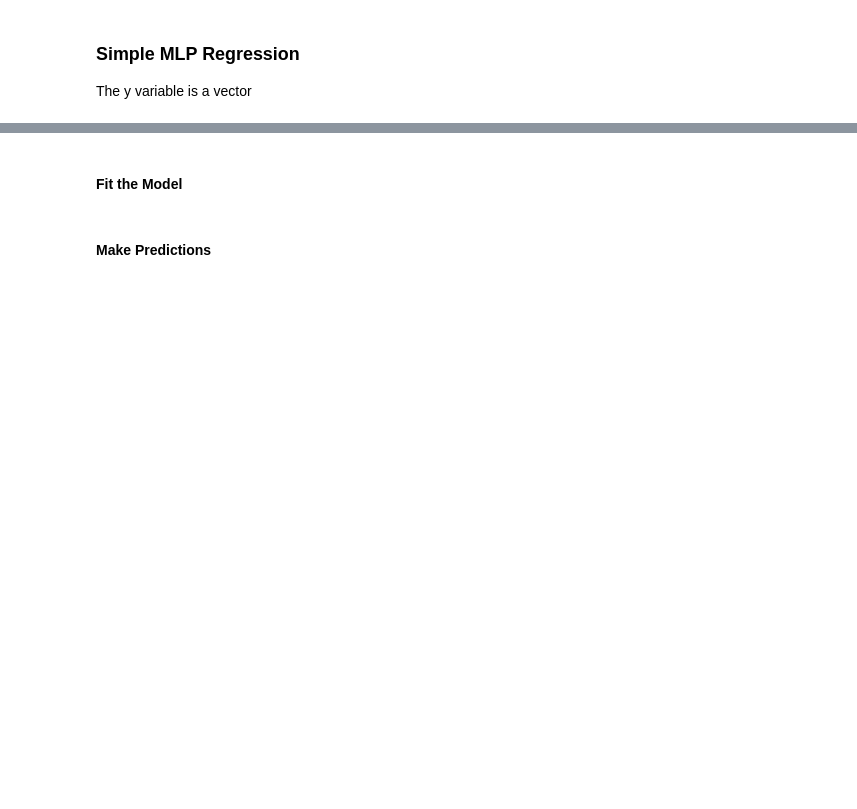
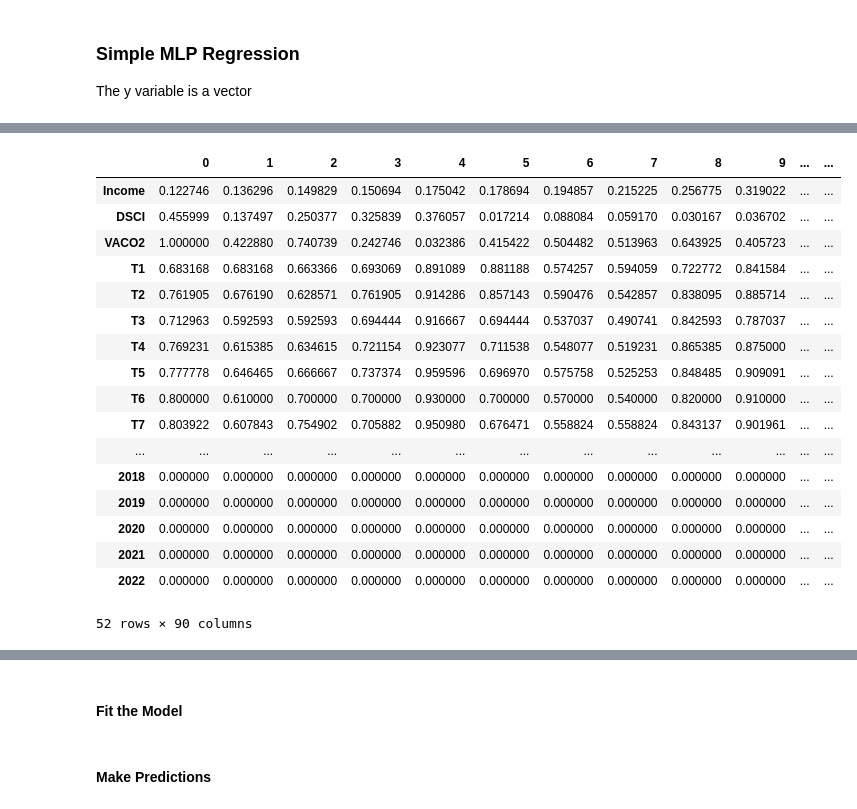
Before and after one commit to hrnur/uvaeicapstone, a Jupyter notebook: neural_net_regression_example.ipynb, the cells around one changed output, grey strips where cells are left out. Drawn from its saved outputs; the diff is of its cells as text; code cells hidden in the pictures; blank space fills up the shorter version.

Commit message:
simple model attempt with scaled vars

```diff
--- a/neural_net_regression_example.ipynb
+++ b/neural_net_regression_example.ipynb
@@ -78,0 +14,62 @@ print(ytrain)
+# %%
+# load data
+import pandas as pd
+df = pd.read_csv("county-year-agg.csv")
+
+# dealing with nas
+df['VACO2'].isna().sum()
+
+# replace with median (not sure which method to choose)
+VACO2_median = df['VACO2'].median()
+df['VACO2'].fillna(VACO2_median, inplace=True)
+
+# min-max predictors
+from sklearn.preprocessing import StandardScaler
+from sklearn.preprocessing import MinMaxScaler
+
+# list of T and P cols
+t_cols = ['T' + str(i) for i in range(1, 13)]
+p_cols = ['P' + str(i) for i in range(1, 13)]
+
+cols_select = ['Income', 'DSCI', 'VACO2'] + t_cols + p_cols
+scaler = MinMaxScaler()
+#scaler = StandardScaler()
+
+scaled_cols = scaler.fit_transform(df[cols_select])
+scaled_df = pd.DataFrame(scaled_cols, columns=cols_select)
+
+cols_add = ['County','Year','Agriculture', 'Aquaculture','Barren','Developed', 'Forest','Grassland','Open_Water','Shrubland','Wetlands']
+scaled_df[cols_add] = df[cols_add]
+
+# replacing County with numeric value
+scaled_df['County'].replace(['Accomack', 'Fauquier', 'Greensville', 'Hanover', 'Rockingham', 'Wise'],
+                        [1,2,3,4,5,6], inplace=True)
+
+# one-hot code year
+onehot = pd.get_dummies(scaled_df['Year'])
+df_scaled = pd.concat([scaled_df, onehot], axis=1)
+
+# drop the original year column
+df_scaled.drop('Year', axis=1, inplace=True)
+
+# scaled data
+df_scaled.T
+# %% [output]
+|  | 0 | 1 | 2 | 3 | 4 | 5 | 6 | 7 | 8 | 9 | ... | ... |
+| Income | 0.122746 | 0.136296 | 0.149829 | 0.150694 | 0.175042 | 0.178694 | 0.194857 | 0.215225 | 0.256775 | 0.319022 | ... | ... |
+| DSCI | 0.455999 | 0.137497 | 0.250377 | 0.325839 | 0.376057 | 0.017214 | 0.088084 | 0.059170 | 0.030167 | 0.036702 | ... | ... |
+| VACO2 | 1.000000 | 0.422880 | 0.740739 | 0.242746 | 0.032386 | 0.415422 | 0.504482 | 0.513963 | 0.643925 | 0.405723 | ... | ... |
+| T1 | 0.683168 | 0.683168 | 0.663366 | 0.693069 | 0.891089 | 0.881188 | 0.574257 | 0.594059 | 0.722772 | 0.841584 | ... | ... |
+| T2 | 0.761905 | 0.676190 | 0.628571 | 0.761905 | 0.914286 | 0.857143 | 0.590476 | 0.542857 | 0.838095 | 0.885714 | ... | ... |
+| T3 | 0.712963 | 0.592593 | 0.592593 | 0.694444 | 0.916667 | 0.694444 | 0.537037 | 0.490741 | 0.842593 | 0.787037 | ... | ... |
+| T4 | 0.769231 | 0.615385 | 0.634615 | 0.721154 | 0.923077 | 0.711538 | 0.548077 | 0.519231 | 0.865385 | 0.875000 | ... | ... |
+| T5 | 0.777778 | 0.646465 | 0.666667 | 0.737374 | 0.959596 | 0.696970 | 0.575758 | 0.525253 | 0.848485 | 0.909091 | ... | ... |
+| T6 | 0.800000 | 0.610000 | 0.700000 | 0.700000 | 0.930000 | 0.700000 | 0.570000 | 0.540000 | 0.820000 | 0.910000 | ... | ... |
+| T7 | 0.803922 | 0.607843 | 0.754902 | 0.705882 | 0.950980 | 0.676471 | 0.558824 | 0.558824 | 0.843137 | 0.901961 | ... | ... |
+| ... | ... | ... | ... | ... | ... | ... | ... | ... | ... | ... | ... | ... |
+| 2018 | 0.000000 | 0.000000 | 0.000000 | 0.000000 | 0.000000 | 0.000000 | 0.000000 | 0.000000 | 0.000000 | 0.000000 | ... | ... |
+| 2019 | 0.000000 | 0.000000 | 0.000000 | 0.000000 | 0.000000 | 0.000000 | 0.000000 | 0.000000 | 0.000000 | 0.000000 | ... | ... |
+| 2020 | 0.000000 | 0.000000 | 0.000000 | 0.000000 | 0.000000 | 0.000000 | 0.000000 | 0.000000 | 0.000000 | 0.000000 | ... | ... |
+| 2021 | 0.000000 | 0.000000 | 0.000000 | 0.000000 | 0.000000 | 0.000000 | 0.000000 | 0.000000 | 0.000000 | 0.000000 | ... | ... |
+| 2022 | 0.000000 | 0.000000 | 0.000000 | 0.000000 | 0.000000 | 0.000000 | 0.000000 | 0.000000 | 0.000000 | 0.000000 | ... | ... |
+52 rows × 90 columns
```
Also changed, not shown: parts of 11 cells of this notebook.
